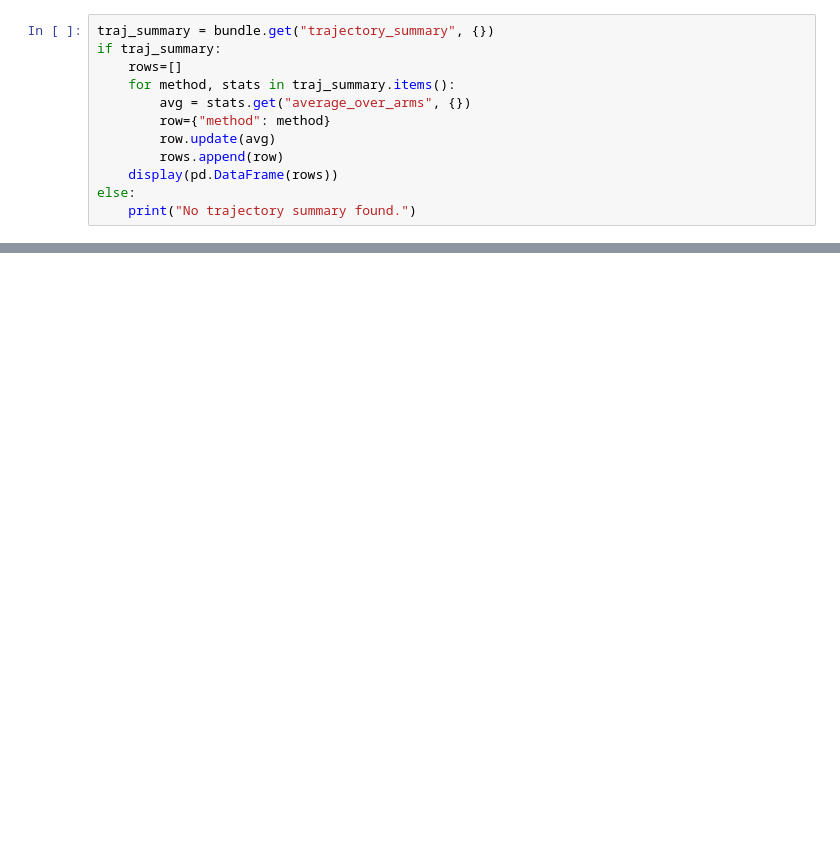
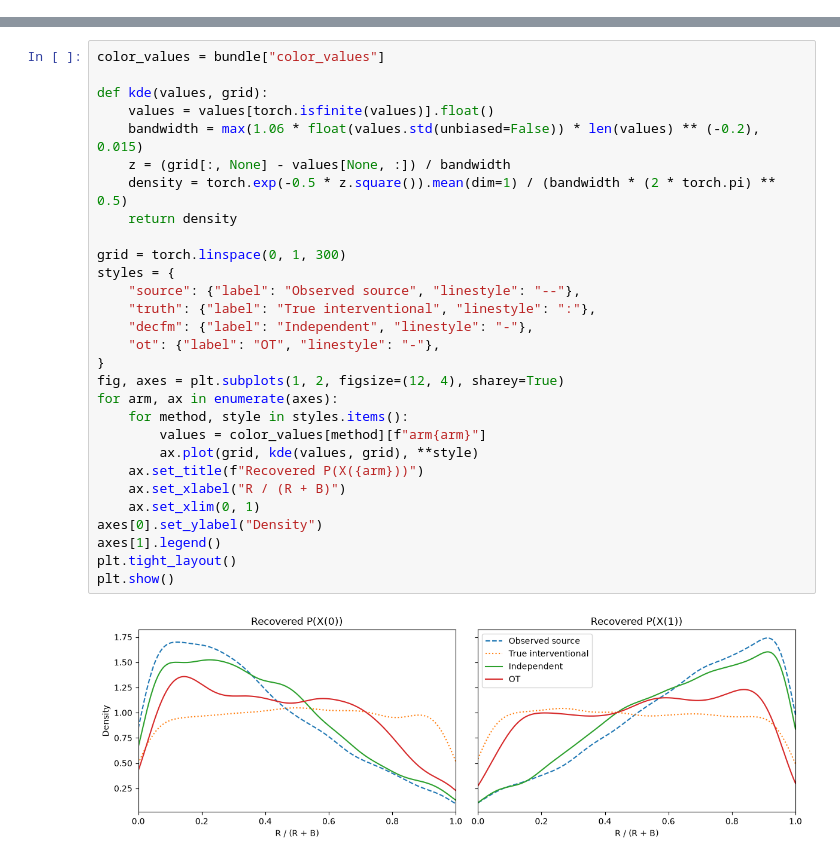
Before and after one commit to HWDance/DeconfoundingFlowMatching, a Jupyter notebook: examples/cmnist/demo.ipynb, the cells around one changed output, grey strips where cells are left out. Cells and saved outputs as stored; diff of their text form; blank space fills up the shorter version.

```diff
--- a/examples/cmnist/demo.ipynb
+++ b/examples/cmnist/demo.ipynb
@@ -91,12 +110,0 @@ else:
-# %%
-traj_summary = bundle.get("trajectory_summary", {})
-if traj_summary:
-    rows=[]
-    for method, stats in traj_summary.items():
-        avg = stats.get("average_over_arms", {})
-        row={"method": method}
-        row.update(avg)
-        rows.append(row)
-    display(pd.DataFrame(rows))
-else:
-    print("No trajectory summary found.")
@@ -102,0 +124,31 @@ else:
+# %%
+color_values = bundle["color_values"]
+
+def kde(values, grid):
+    values = values[torch.isfinite(values)].float()
+    bandwidth = max(1.06 * float(values.std(unbiased=False)) * len(values) ** (-0.2), 0.015)
+    z = (grid[:, None] - values[None, :]) / bandwidth
+    density = torch.exp(-0.5 * z.square()).mean(dim=1) / (bandwidth * (2 * torch.pi) ** 0.5)
+    return density
+
+grid = torch.linspace(0, 1, 300)
+styles = {
+    "source": {"label": "Observed source", "linestyle": "--"},
+    "truth": {"label": "True interventional", "linestyle": ":"},
+    "decfm": {"label": "Independent", "linestyle": "-"},
+    "ot": {"label": "OT", "linestyle": "-"},
+}
+fig, axes = plt.subplots(1, 2, figsize=(12, 4), sharey=True)
+for arm, ax in enumerate(axes):
+    for method, style in styles.items():
+        values = color_values[method][f"arm{arm}"]
+        ax.plot(grid, kde(values, grid), **style)
+    ax.set_title(f"Recovered P(X({arm}))")
+    ax.set_xlabel("R / (R + B)")
+    ax.set_xlim(0, 1)
+axes[0].set_ylabel("Density")
+axes[1].legend()
+plt.tight_layout()
+plt.show()
+# %% [output]
+[figure, added]
```
Also changed, not shown: parts of 29 cells of this notebook, 41 other files.
